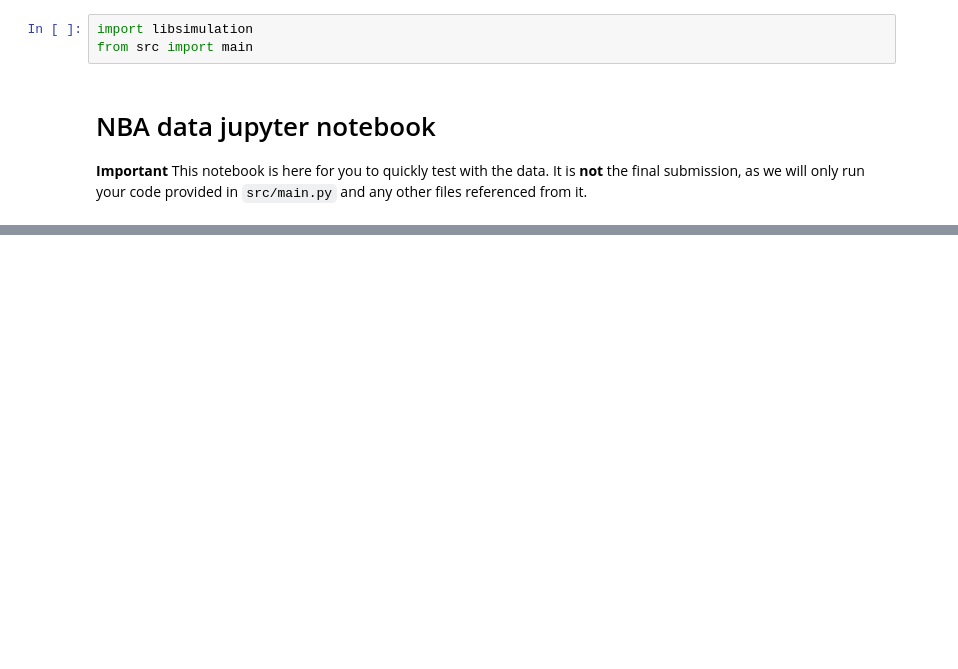
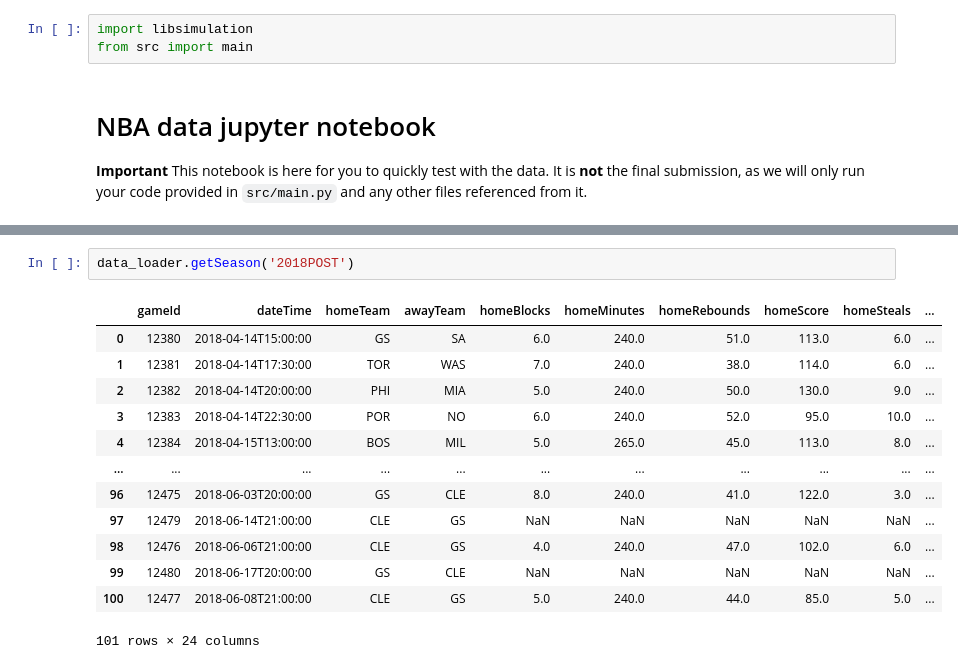
Before and after one commit to GR-NBA-data-challenge/NBA-data-template, a Jupyter notebook: NBA-notebook.ipynb, the cells around one changed output, grey strips where cells are left out. Drawn from its saved outputs; the diff is of its cells as text; blank space fills up the shorter version.

```diff
--- a/NBA-notebook.ipynb
+++ b/NBA-notebook.ipynb
@@ -57,0 +111,16 @@ libsimulation.runSimulation(settings)
+# %%
+data_loader.getSeason('2018POST')
+# %% [output]
+|  | gameId | dateTime | homeTeam | awayTeam | homeBlocks | homeMinutes | homeRebounds | homeScore | homeSteals | ... |
+| 0 | 12380 | 2018-04-14T15:00:00 | GS | SA | 6.0 | 240.0 | 51.0 | 113.0 | 6.0 | ... |
+| 1 | 12381 | 2018-04-14T17:30:00 | TOR | WAS | 7.0 | 240.0 | 38.0 | 114.0 | 6.0 | ... |
+| 2 | 12382 | 2018-04-14T20:00:00 | PHI | MIA | 5.0 | 240.0 | 50.0 | 130.0 | 9.0 | ... |
+| 3 | 12383 | 2018-04-14T22:30:00 | POR | NO | 6.0 | 240.0 | 52.0 | 95.0 | 10.0 | ... |
+| 4 | 12384 | 2018-04-15T13:00:00 | BOS | MIL | 5.0 | 265.0 | 45.0 | 113.0 | 8.0 | ... |
+| ... | ... | ... | ... | ... | ... | ... | ... | ... | ... | ... |
+| 96 | 12475 | 2018-06-03T20:00:00 | GS | CLE | 8.0 | 240.0 | 41.0 | 122.0 | 3.0 | ... |
+| 97 | 12479 | 2018-06-14T21:00:00 | CLE | GS | NaN | NaN | NaN | NaN | NaN | ... |
+| 98 | 12476 | 2018-06-06T21:00:00 | CLE | GS | 4.0 | 240.0 | 47.0 | 102.0 | 6.0 | ... |
+| 99 | 12480 | 2018-06-17T20:00:00 | GS | CLE | NaN | NaN | NaN | NaN | NaN | ... |
+| 100 | 12477 | 2018-06-08T21:00:00 | CLE | GS | 5.0 | 240.0 | 44.0 | 85.0 | 5.0 | ... |
+101 rows × 24 columns
```
Also changed, not shown: parts of 9 cells of this notebook, 4 other files.
